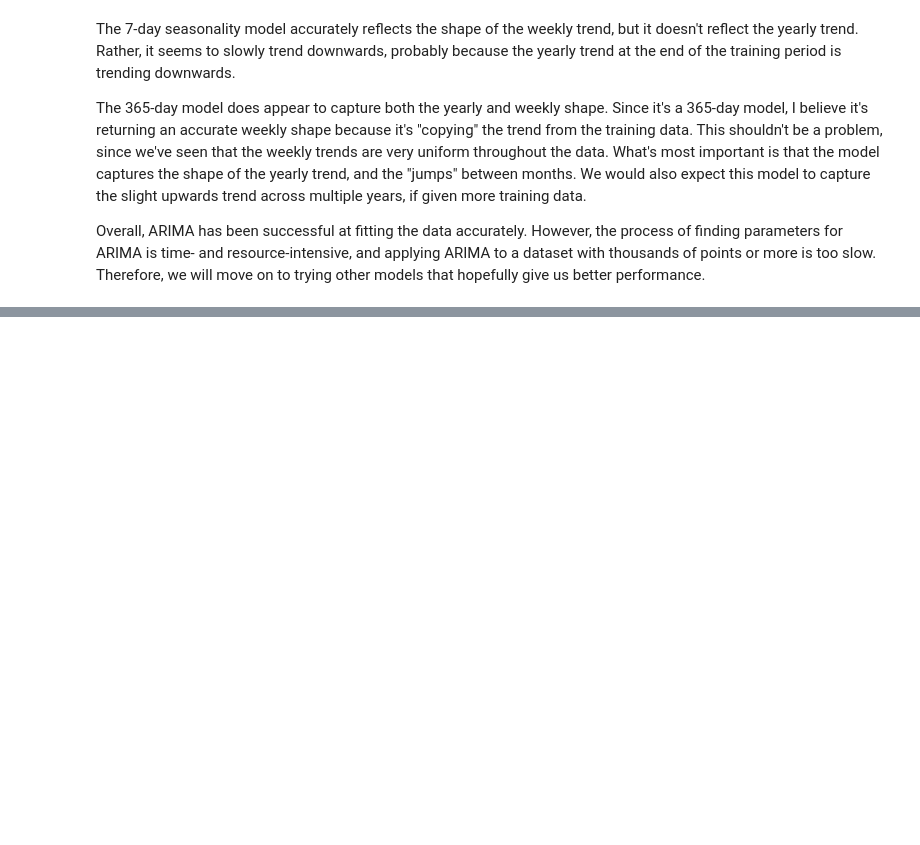
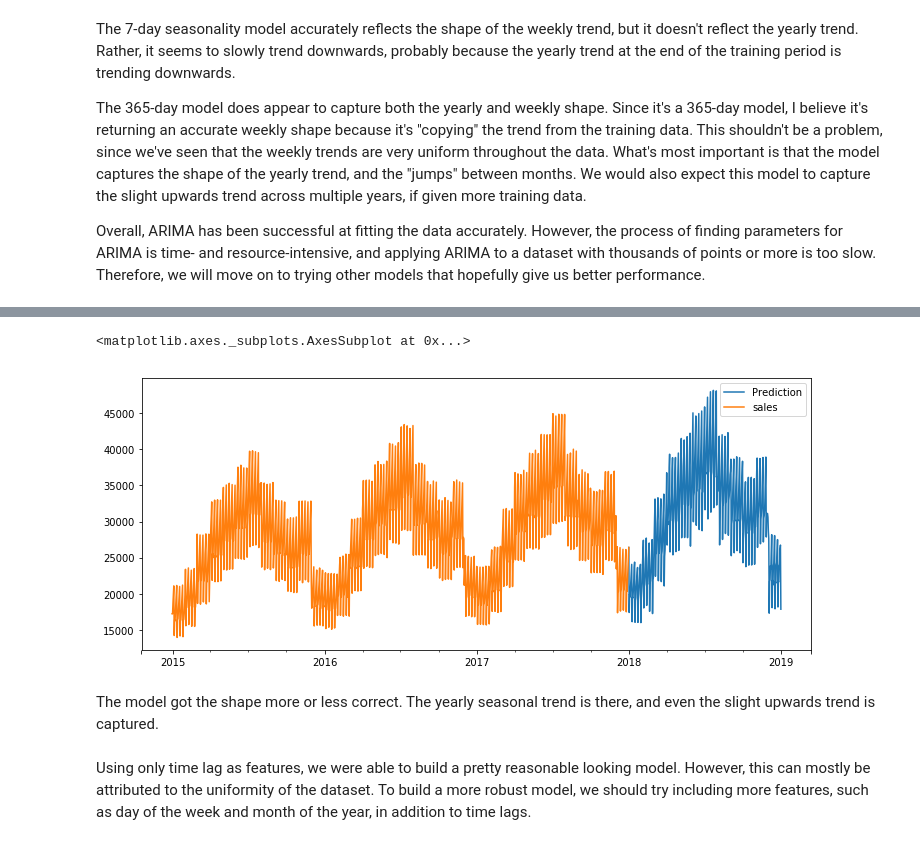
Before and after one commit to cmckeag/Kaggle-Store, a Jupyter notebook: py/pub.ipynb, the cells around one changed output, grey strips where cells are left out. Saved outputs shown, nothing was run; the diff lists cells and outputs as text; code cells hidden in the pictures; blank space fills up the shorter version.

```diff
--- a/py/pub.ipynb
+++ b/py/pub.ipynb
@@ -214,0 +256,17 @@ Overall, ARIMA has been successful at fitting the data accurately. However, the
+# %%
+x_train,y_train,x_test = forecast_split(pd.DataFrame(train.groupby('date').sum()['sales']),
+                                        periods = 365, window_size = 365)
+model = LinearRegression()
+model.fit(x_train,y_train)
+pred = pred = pd.DataFrame(data = model.predict(x_test), index = x_test.index, columns=['Prediction'])
+total = pd.concat([y_train,pred], sort=True)
+total.loc[x_train.index[-1]]['Prediction'] = total.drop('Prediction',axis=1).loc[x_train.index[-1]].values[0]
+# %%
+total.plot.line(figsize=(12,5))
+# %% [output]
+<matplotlib.axes._subplots.AxesSubplot at 0x...>
+[figure, added]
+# %% [markdown]
+The model got the shape more or less correct. The yearly seasonal trend is there, and even the slight upwards trend is captured.
+# %% [markdown]
+Using only time lag as features, we were able to build a pretty reasonable looking model. However, this can mostly be attributed to the uniformity of the dataset. To build a more robust model, we should try including more features, such as day of the week and month of the year, in addition to time lags.
```
Also changed, not shown: parts of 20 cells of this notebook.
